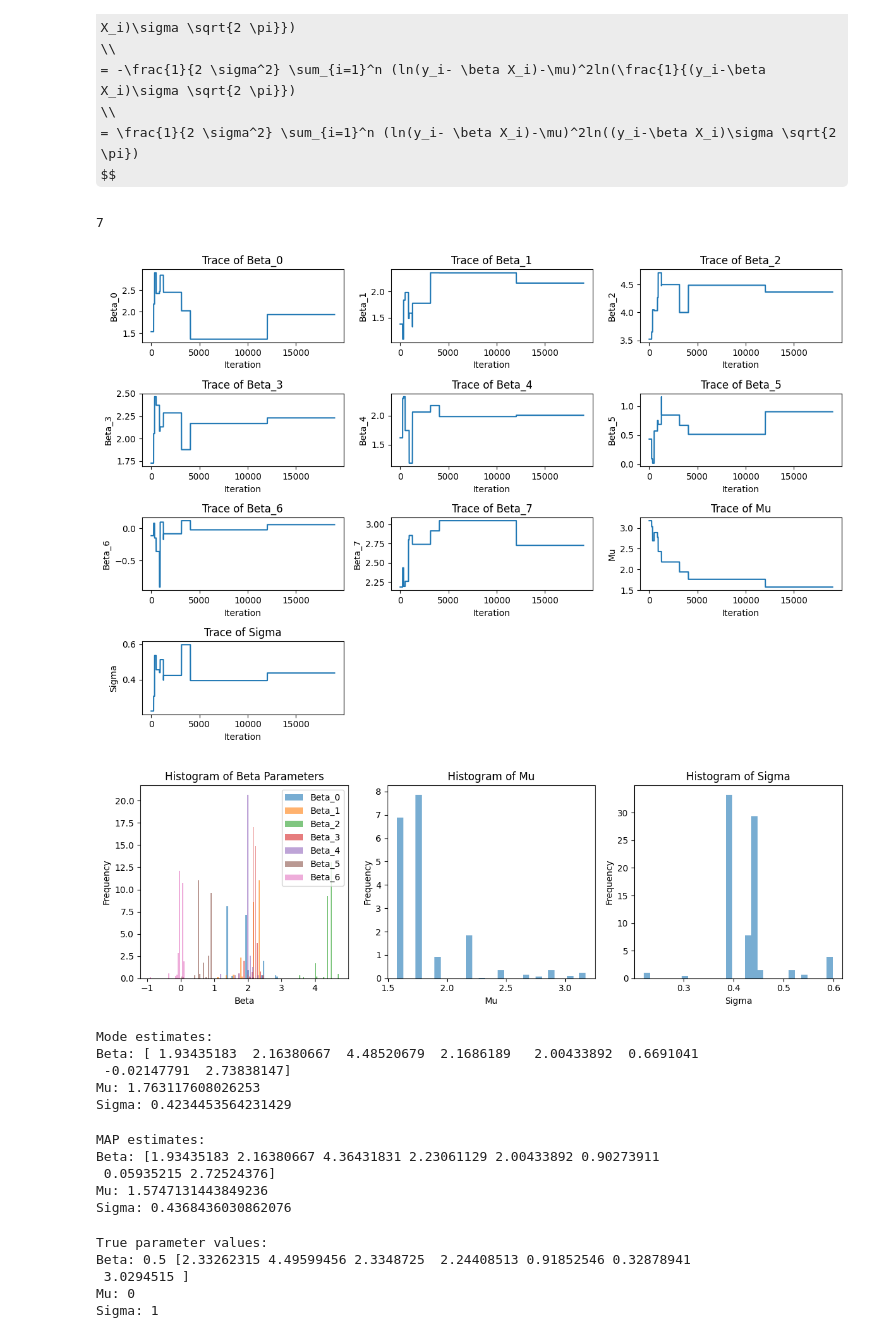
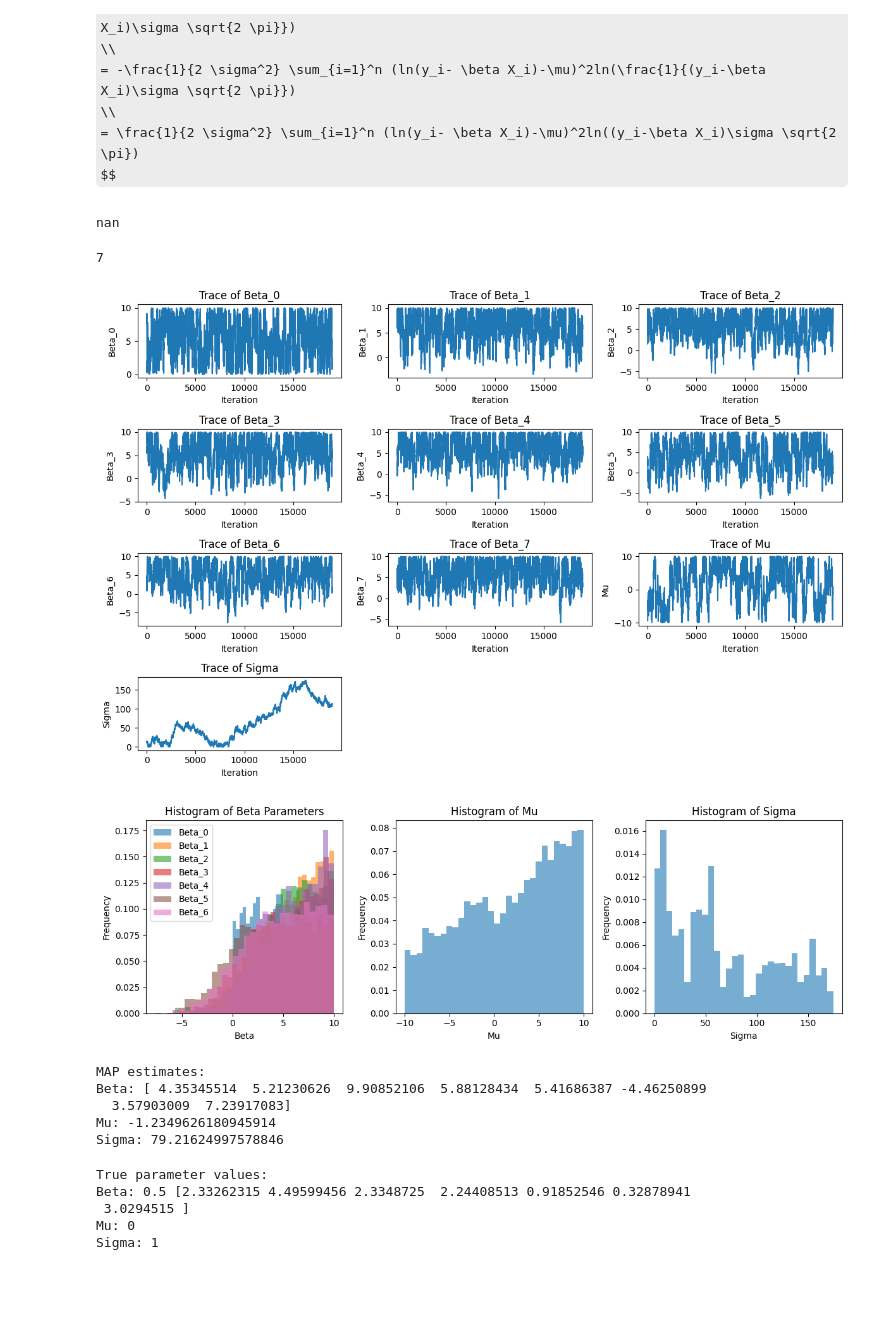
Before and after one commit to Bea-Taylor/DifDem_inequalities, a Jupyter notebook: nbs/core/05_ml_custom_regression_model.ipynb, the cells around one changed output. Saved outputs shown, nothing was run; the diff lists cells and outputs as text; code cells hidden in the pictures; some formulas as TeX source; blank space fills up the shorter version.

Commit message:
add np.nansum to likelihood function

```diff
--- a/nbs/core/05_ml_custom_regression_model.ipynb
+++ b/nbs/core/05_ml_custom_regression_model.ipynb
@@ -48,14 +48,13 @@ def shift_log_normal_pdf(x:np.array,
                          delta:int, # shift parameter
                          mu:int, # mean of the variables log
                          sigma:int): # standard deviation of the variables log
-    print(f'x shape:{x.shape}')
-    delta = delta*np.ones(len(x)).T
+    if isinstance(delta, int) or isinstance(delta, float):
+        delta = delta*np.ones(len(x)).T
+    else:
+        delta=delta.T
     mu = mu*np.ones(len(x)).T
-    print(f'shape of delta:{delta.shape}')
     x_shift = np.subtract(x.squeeze(), delta.squeeze())
-    print(f'shifted x shape: {x_shift.shape}')
     norm_const = 1/((x_shift)*sigma*np.sqrt(2*np.pi))
-    print(f'norm constant: {norm_const.shape}')
     exp_part = np.exp(-(1/(2*sigma**2))*(np.log(np.subtract(x_shift.squeeze(), mu.squeeze()))**2))
     return norm_const*exp_part
 
@@ -66,23 +65,25 @@ def log_norm_mode(mu:int, # mean of the variables log
 # %%
 # Parameters for log-normal distribution
 mu_0 = 0  # Mean
-mu_1 = 1
-sigma = 1  # Standard deviation
+mu_1 = 0
+sigma_0 = 1
+sigma_1 = 0.25  # Standard deviation
 shift = 3 # Shift
 
-x = np.arange(1, 30, 0.01)
+x = np.arange(1, 10, 0.01)
 
-pdf_x_mu0 = shift_log_normal_pdf(x, shift, mu_0, sigma)
-pdf_x_mu1 = shift_log_normal_pdf(x, shift, mu_1, sigma)
+pdf_x_mu0 = shift_log_normal_pdf(x, shift, mu_0, sigma_0)
+pdf_x_mu1 = shift_log_normal_pdf(x, shift, mu_1, sigma_1)
 
 # Plot the log-normal probability density function (PDF)
 xmin, xmax = plt.xlim()
-plt.plot(x, pdf_x_mu0, '-', linewidth=2, color='mediumseagreen')
-plt.text(6, 0.42, '$\mu=0$', color='mediumseagreen')
-plt.plot(x, pdf_x_mu1, '-', linewidth=2, color='slateblue')
-plt.text(7, 0.15, '$\mu=1$', color='slateblue')
+plt.plot(x, pdf_x_mu0, '-', linewidth=2, color='mediumseagreen', label='$\sigma=1$')
+#plt.text(6, 0.42, '$\sigma=1$', color='mediumseagreen')
+plt.plot(x, pdf_x_mu1, '-', linewidth=2, color='slateblue', label='$\sigma=0.25$')
+#plt.text(7, 0.15, '$\sigma=0.25$', color='slateblue')
 
 plt.title('(Shifted) Log-Normal Distribution ')
+plt.legend(loc='upper right')
 plt.xlabel('X')
 plt.ylabel('Probability Density')
 plt.grid(True)
@@ -138,9 +143,8 @@ def log_likelihood(params, X, y):
     mu = params[-2]
     sigma = params[-1]
     y_pred = np.dot(X, beta) + beta_0 # this is the shift
-    print(f'shape of y_pred:{y_pred.shape}')
     likelihood = shift_log_normal_pdf(y, delta=y_pred, mu=mu, sigma=sigma)
-    return np.sum(np.log(likelihood))
+    return np.nansum(np.log(likelihood))
 
 # Define the prior distribution for beta parameters, mu, and sigma
 def log_prior(params):
@@ -149,7 +153,7 @@ def log_prior(params):
     mu = params[-2]
     sigma = params[-1]
     #if 0 <= beta_0 and np.all(-10 < beta.all() < 10) and 0 <= mu < 10 and sigma > 0:
-    if all(-10 < b < 10 for b in beta) and 0 <= beta_0 and 0 <= mu < 10 and sigma > 0:
+    if all(-10 < b < 10 for b in beta) and 0 <= beta_0 < 10 and -10 < mu < 10 and sigma > 0:
         return 0
     return -np.inf
 
@@ -170,6 +174,10 @@ def metropolis_hastings(initial_params, proposal_sd, n_iter, X, y):
         accepted_params.append(params)
         accepted_post.append(log_posterior(params, X, y))
     return np.array(accepted_params), np.array(accepted_post)
+# %%
+np.sum([1,2,np.nan])
+# %% [output]
+nan
 # %%
 # Generate some sample data with 7 covariates
 np.random.seed(0)
@@ -194,7 +202,7 @@ X.shape[1]
 # Set initial parameters and proposal standard deviation
 #init_beta = np.concatenate(true_beta_0, true_beta)
 initial_params = np.concatenate([np.random.normal(size=n_features+1), [0, 1]])  # Initial beta parameters, mu, and sigma
-proposal_sd = 0.5
+proposal_sd = 1
 
 # Run Metropolis-Hastings algorithm
 n_iter = 20000
@@ -232,51 +240,35 @@ plt.ylabel('Sigma')
 plt.title('Trace of Sigma')
 
 plt.tight_layout()
 plt.show()
 
 plt.figure(figsize=(12, 4))
 
 plt.subplot(1, 3, 1)
 for i in range(n_features):
     plt.hist(beta_samples[:, i], bins=30, density=True, alpha=0.6, label=f'Beta_{i}')
 plt.xlabel('Beta')
 plt.ylabel('Frequency')
 plt.title('Histogram of Beta Parameters')
 plt.legend()
 
 plt.subplot(1, 3, 2)
 plt.hist(mu_samples, bins=30, density=True, alpha=0.6)
 plt.xlabel('Mu')
 plt.ylabel('Frequency')
 plt.title('Histogram of Mu')
 
 plt.subplot(1, 3, 3)
 plt.hist(sigma_samples, bins=30, density=True, alpha=0.6)
 plt.xlabel('Sigma')
 plt.ylabel('Frequency')
 plt.title('Histogram of Sigma')
 
 plt.tight_layout()
 plt.show()
 # %% [output]
-[figure, old version]
+[figure, new version]
-[figure, old version]
+[figure, new version]
-# %%
-# Extract the mode (most frequent value) from the parameter samples
-mode_beta = np.median(beta_samples, axis=0)
-mode_mu = np.median(mu_samples)
-mode_sigma = np.median(sigma_samples)
-
-print("Mode estimates:")
-print("Beta:", mode_beta)
-print("Mu:", mode_mu)
-print("Sigma:", mode_sigma)
-# %% [output]
-Mode estimates:
-Beta: [ 1.93435183  2.16380667  4.48520679  2.1686189   2.00433892  0.6691041
- -0.02147791  2.73838147]
-Mu: 1.763117608026253
-Sigma: 0.4234453564231429
 # %%
 # Extract the MAP from the parameter samples
 MAP_params = chain[np.argmax(post)]
@@ -290,10 +282,10 @@ print("Mu:", MAP_mu)
 print("Sigma:", MAP_sigma)
 # %% [output]
 MAP estimates:
-Beta: [1.93435183 2.16380667 4.36431831 2.23061129 2.00433892 0.90273911
- 0.05935215 2.72524376]
-Mu: 1.5747131443849236
-Sigma: 0.4368436030862076
+Beta: [ 4.35345514  5.21230626  9.90852106  5.88128434  5.41686387 -4.46250899
+  3.57903009  7.23917083]
+Mu: -1.2349626180945914
+Sigma: 79.21624997578846
 # %%
 print("True parameter values:")
 print(f"Beta: {true_beta_0} {true_beta}")
```
Also changed, not shown: parts of 15 cells of this notebook, 1 other file.
